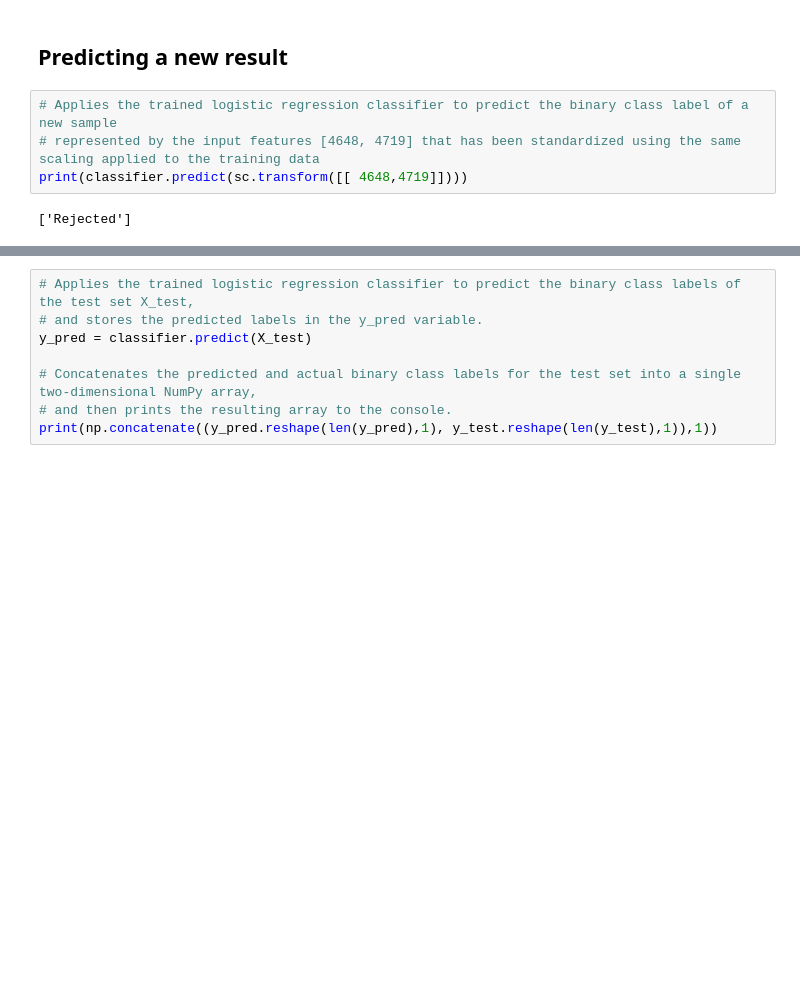
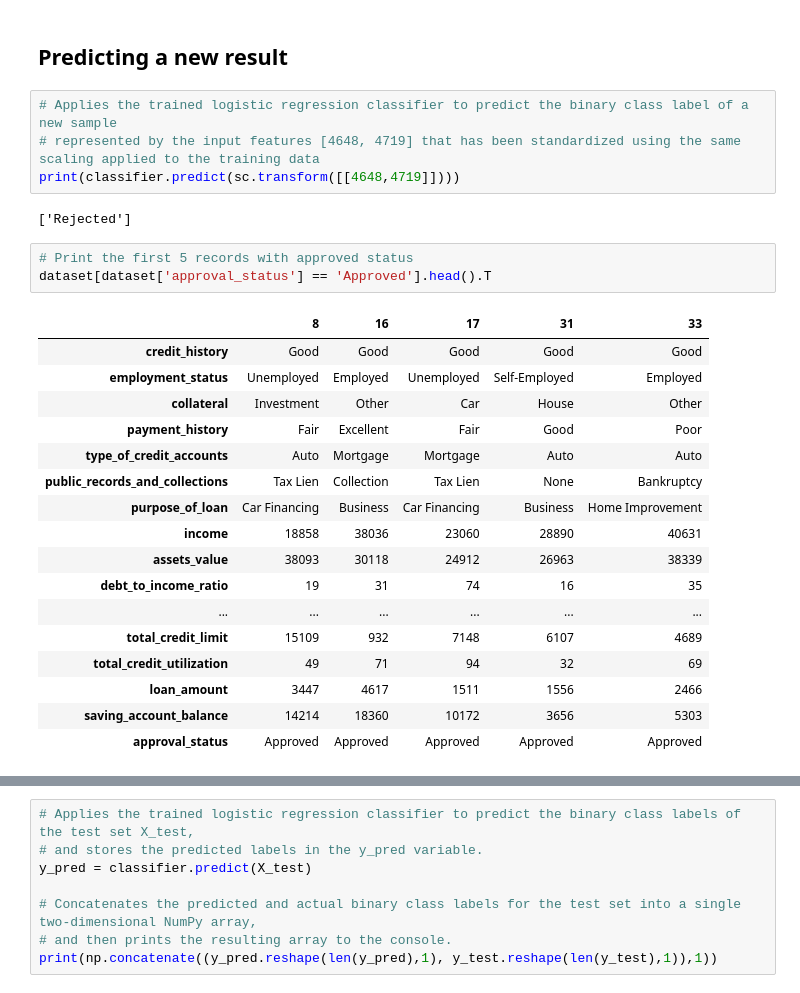
Before and after one commit to carlos-alves-one/-ML-Logistic-Regression, a Jupyter notebook: logistic_regression.ipynb, the cells around one changed output, grey strips where cells are left out. Cells and saved outputs as stored; diff of their text form; blank space fills up the shorter version.

Commit message:
Print the first 5 records with approved status

```diff
--- a/logistic_regression.ipynb
+++ b/logistic_regression.ipynb
@@ -105,6 +105,27 @@ LogisticRegression(random_state=0)
 # %%
 # Applies the trained logistic regression classifier to predict the binary class label of a new sample
 # represented by the input features [4648, 4719] that has been standardized using the same scaling applied to the training data
-print(classifier.predict(sc.transform([[ 4648,4719]])))
+print(classifier.predict(sc.transform([[4648,4719]])))
 # %% [output]
 ['Rejected']
+# %%
+# Print the first 5 records with approved status
+dataset[dataset['approval_status'] == 'Approved'].head().T
+# %% [output]
+|  | 8 | 16 | 17 | 31 | 33 |
+| credit_history | Good | Good | Good | Good | Good |
+| employment_status | Unemployed | Employed | Unemployed | Self-Employed | Employed |
+| collateral | Investment | Other | Car | House | Other |
+| payment_history | Fair | Excellent | Fair | Good | Poor |
+| type_of_credit_accounts | Auto | Mortgage | Mortgage | Auto | Auto |
+| public_records_and_collections | Tax Lien | Collection | Tax Lien | None | Bankruptcy |
+| purpose_of_loan | Car Financing | Business | Car Financing | Business | Home Improvement |
+| income | 18858 | 38036 | 23060 | 28890 | 40631 |
+| assets_value | 38093 | 30118 | 24912 | 26963 | 38339 |
+| debt_to_income_ratio | 19 | 31 | 74 | 16 | 35 |
+| ... | ... | ... | ... | ... | ... |
+| total_credit_limit | 15109 | 932 | 7148 | 6107 | 4689 |
+| total_credit_utilization | 49 | 71 | 94 | 32 | 69 |
+| loan_amount | 3447 | 4617 | 1511 | 1556 | 2466 |
+| saving_account_balance | 14214 | 18360 | 10172 | 3656 | 5303 |
+| approval_status | Approved | Approved | Approved | Approved | Approved |
```
Also changed, not shown: parts of 2 cells of this notebook.
